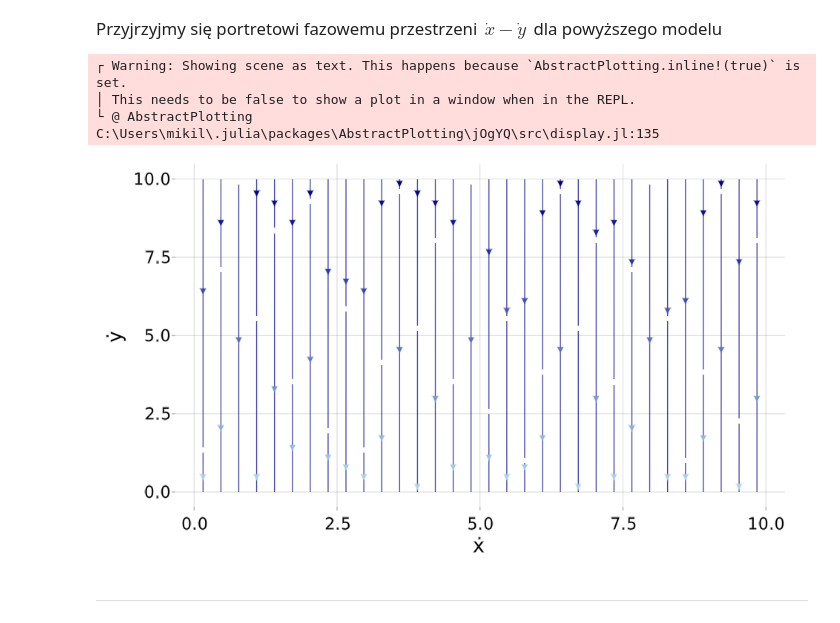
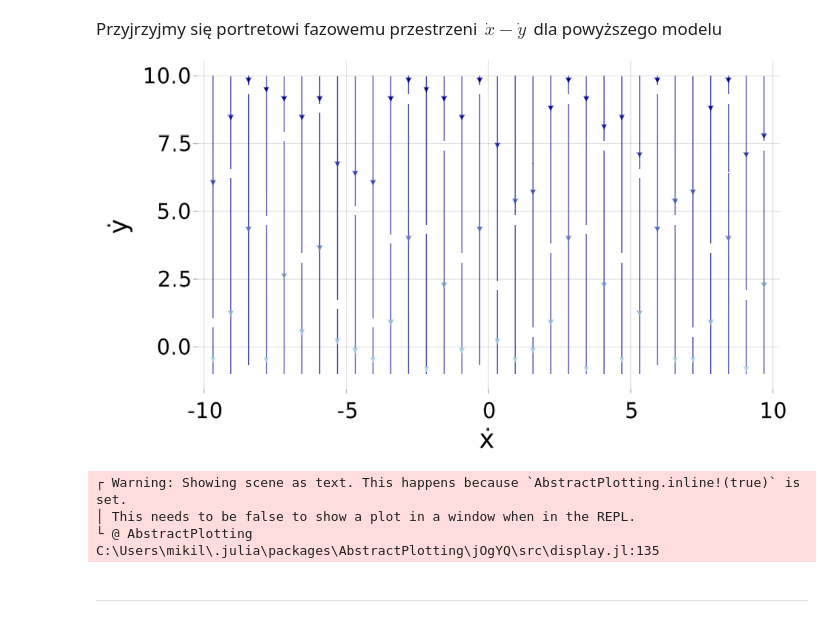
Before and after one commit to MarcinBear/ODE-project, a Jupyter notebook: main.ipynb, the cells around one changed output. Saved outputs shown, nothing was run; the diff lists cells and outputs as text; code cells hidden in the pictures.

```diff
--- a/main.ipynb
+++ b/main.ipynb
@@ -153,19 +153,19 @@ Przyjrzyjmy się portretowi fazowemu przestrzeni $\, \dot{x} - \dot{y} \,$ dla p
 # %%
 using GLMakie, AbstractPlotting
 AbstractPlotting.inline!(true)
 
 kₒ = 18.1 * 10^(-6) * 3 * π * 0.24
 phase1(x, y) = Point2f0(-kₒ*x, -m*g - kₒ*y)
 s1 = Scene()
-streamplot!(s1, phase1, 0..10, 0..10, colormap = :blues, arrow_size=0.2)
+streamplot!(s1, phase1, -10..10, -1..10, colormap = :blues, arrow_size=0.2)
 AbstractPlotting.xlabel!(s1, "ẋ")
 AbstractPlotting.ylabel!(s1, "ẏ")
 s1
 # %% [output]
+[figure, new version]
 ┌ Warning: Showing scene as text. This happens because `AbstractPlotting.inline!(true)` is set.
 │ This needs to be false to show a plot in a window when in the REPL.
 └ @ AbstractPlotting C:\Users\mikil\.julia\packages\AbstractPlotting\jOgYQ\src\display.jl:135
-[figure, old version]
 # %% [markdown]
 ___
 # %% [markdown]
```
Also changed, not shown: parts of 24 cells of this notebook, 1 other file.
